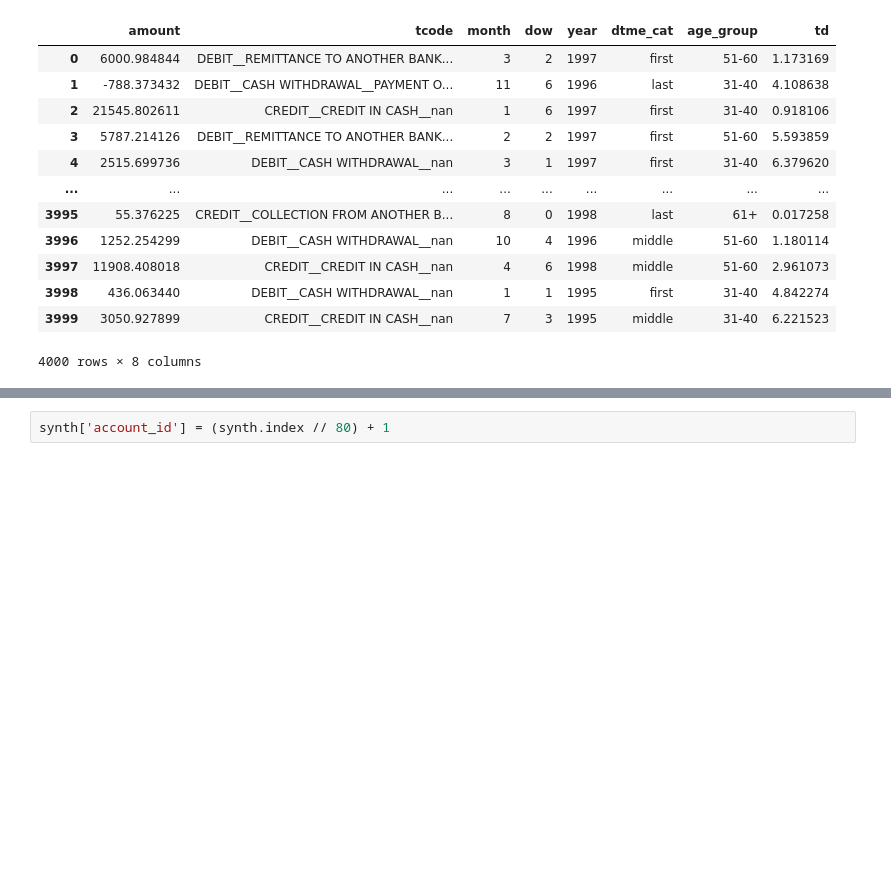
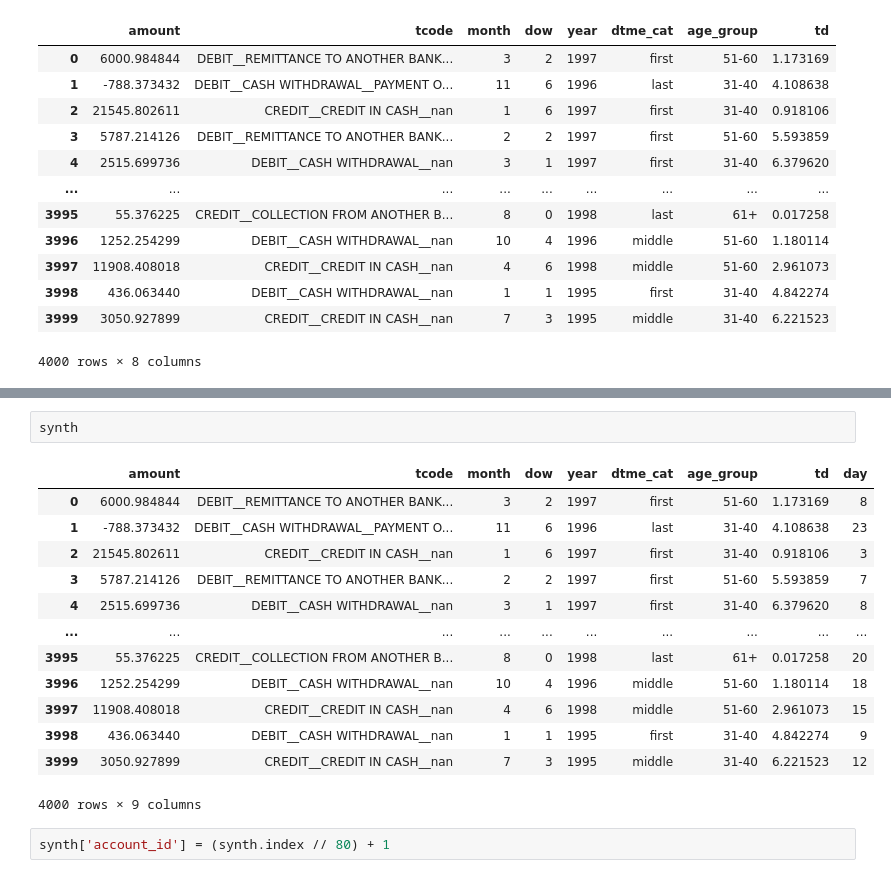
Before and after one commit to Hamideh-Mehri/Synthetic-Data, a Jupyter notebook: SeqCTGAN/metric2.ipynb, the cells around one changed output, grey strips where cells are left out. Saved outputs shown, nothing was run; the diff lists cells and outputs as text; blank space fills up the shorter version.

```diff
--- a/SeqCTGAN/metric2.ipynb
+++ b/SeqCTGAN/metric2.ipynb
@@ -121,3 +134,19 @@ synth
+# %%
+synth
+# %% [output]
+|  | amount | tcode | month | dow | year | dtme_cat | age_group | td | day |
+| 0 | 6000.984844 | DEBIT__REMITTANCE TO ANOTHER BANK... | 3 | 2 | 1997 | first | 51-60 | 1.173169 | 8 |
+| 1 | -788.373432 | DEBIT__CASH WITHDRAWAL__PAYMENT O... | 11 | 6 | 1996 | last | 31-40 | 4.108638 | 23 |
+| 2 | 21545.802611 | CREDIT__CREDIT IN CASH__nan | 1 | 6 | 1997 | first | 31-40 | 0.918106 | 3 |
+| 3 | 5787.214126 | DEBIT__REMITTANCE TO ANOTHER BANK... | 2 | 2 | 1997 | first | 51-60 | 5.593859 | 7 |
+| 4 | 2515.699736 | DEBIT__CASH WITHDRAWAL__nan | 3 | 1 | 1997 | first | 31-40 | 6.379620 | 8 |
+| ... | ... | ... | ... | ... | ... | ... | ... | ... | ... |
+| 3995 | 55.376225 | CREDIT__COLLECTION FROM ANOTHER B... | 8 | 0 | 1998 | last | 61+ | 0.017258 | 20 |
+| 3996 | 1252.254299 | DEBIT__CASH WITHDRAWAL__nan | 10 | 4 | 1996 | middle | 51-60 | 1.180114 | 18 |
+| 3997 | 11908.408018 | CREDIT__CREDIT IN CASH__nan | 4 | 6 | 1998 | middle | 51-60 | 2.961073 | 15 |
+| 3998 | 436.063440 | DEBIT__CASH WITHDRAWAL__nan | 1 | 1 | 1995 | first | 31-40 | 4.842274 | 9 |
+| 3999 | 3050.927899 | CREDIT__CREDIT IN CASH__nan | 7 | 3 | 1995 | middle | 31-40 | 6.221523 | 12 |
+4000 rows × 9 columns
 # %%
 synth['account_id'] = (synth.index // 80) + 1
 # %%
```
Also changed, not shown: parts of 26 cells of this notebook.
